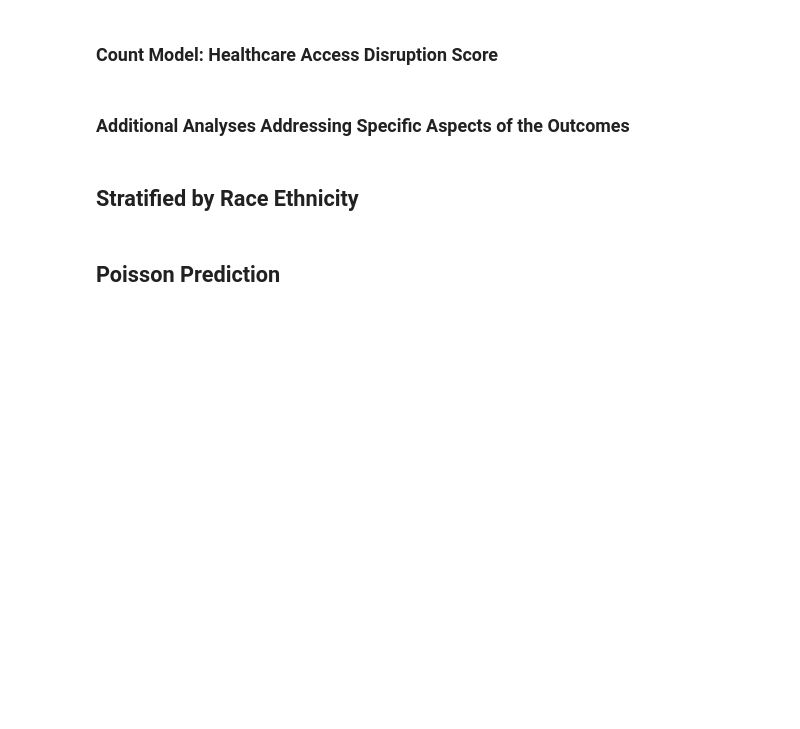
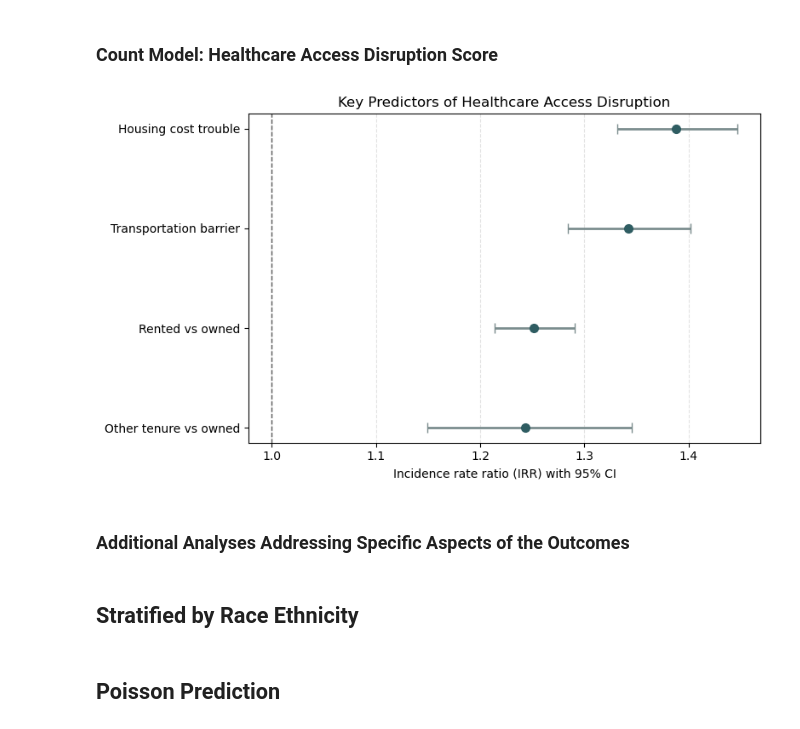
Before and after one commit to COGS108/Group-SP26-079, a Jupyter notebook: Data Analysis -2nd part.ipynb, the cells around one changed output. Cells and saved outputs as stored; diff of their text form; code cells hidden in the pictures; blank space fills up the shorter version.

```diff
--- a/Data Analysis -2nd part.ipynb
+++ b/Data Analysis -2nd part.ipynb
@@ -180,45 +252,63 @@ Path('results').mkdir(exist_ok=True)
 poisson_results.to_csv('results/access_disruption_poisson_results.csv', index=False)
 key_results.to_csv('results/access_disruption_poisson_key_results.csv', index=False)
 # %%
+# --- Forest plot ---
 import matplotlib.pyplot as plt
 
+# Re-read from disk so the plot is reproducible independently of the session state
 key_results_for_plot = pd.read_csv('results/access_disruption_poisson_key_results.csv')
-forest_data = key_results_for_plot[key_results_for_plot['model'] == 'Full sample Poisson'].copy()
 
+# Subset to full-sample model only (renter-only results have a different predictor set)
+forest_data = key_results_for_plot[
+    key_results_for_plot['model'] == 'Full sample Poisson'
+].copy()
+
+# Map statsmodels term strings to clean display labels
 label_map = {
     'transportation_barrier': 'Transportation barrier',
-    'housing_cost_trouble': 'Housing cost trouble',
-    'C(housing_tenure, Treatment(reference="Owned or being bought"))[T.Rented]': 'Rented vs owned',
+    'housing_cost_trouble':   'Housing cost trouble',
+    'C(housing_tenure, Treatment(reference="Owned or being bought"))[T.Rented]':            'Rented vs owned',
     'C(housing_tenure, Treatment(reference="Owned or being bought"))[T.Other arrangement]': 'Other tenure vs owned'
 }
 forest_data['label'] = forest_data['term'].map(label_map)
+
+# Drop any terms without a label (e.g. if government_rent_assistance slips in)
+# and sort ascending by IRR so the largest effect plots at the top
 forest_data = forest_data.dropna(subset=['label']).sort_values('IRR')
 
 fig, ax = plt.subplots(figsize=(8, 4.8))
 y_pos = np.arange(len(forest_data))
+
+# Horizontal error bars: center = IRR, whiskers = asymmetric 95% CI
 ax.errorbar(
     forest_data['IRR'],
     y_pos,
     xerr=[
-        forest_data['IRR'] - forest_data['CI_lower'],
-        forest_data['CI_upper'] - forest_data['IRR']
+        forest_data['IRR'] - forest_data['CI_lower'],  # left whisker length
+        forest_data['CI_upper'] - forest_data['IRR']   # right whisker length
     ],
     fmt='o',
-    color='#2F5D62',
-    ecolor='#7B8D8E',
+    color='#2F5D62',    # point color
+    ecolor='#7B8D8E',   # whisker color
     elinewidth=2,
     capsize=4,
     markersize=7
 )
+
+# Reference line at IRR = 1 (null effect)
 ax.axvline(1, color='#555555', linestyle='--', linewidth=1)
+
 ax.set_yticks(y_pos)
 ax.set_yticklabels(forest_data['label'])
 ax.set_xlabel('Incidence rate ratio (IRR) with 95% CI')
 ax.set_title('Key Predictors of Healthcare Access Disruption')
 ax.grid(axis='x', linestyle='--', alpha=0.35)
+
 fig.tight_layout()
 fig.savefig('results/access_disruption_irr_forest_plot.png', dpi=200)
 plt.show()
+# %% [output]
+[figure, added]
 # %% [markdown]
 ### Additional Analyses Addressing Specific Aspects of the Outcomes
 # %%
```
Also changed, not shown: parts of 11 cells of this notebook.
